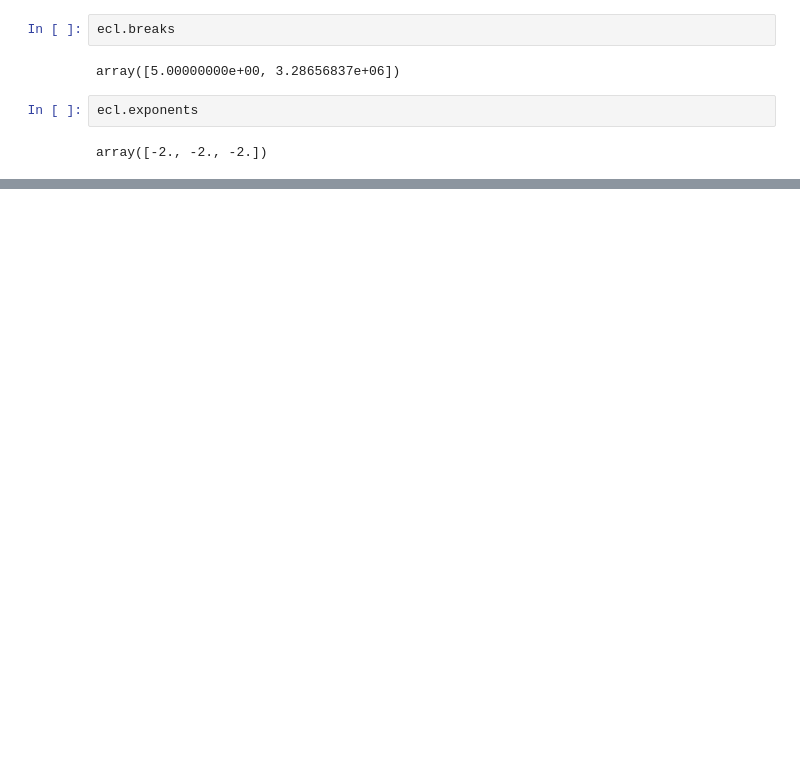
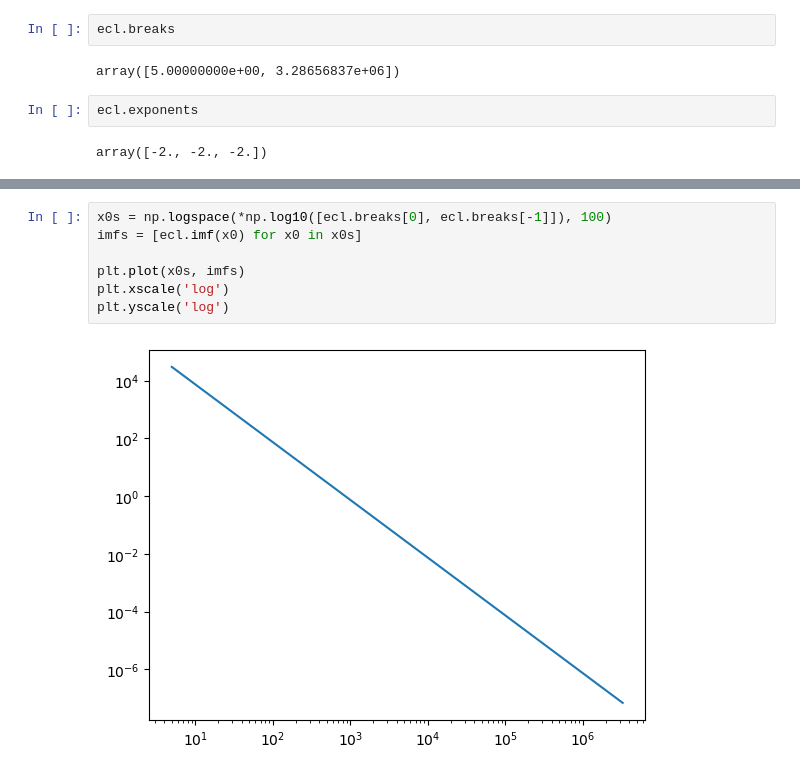
Before and after one commit to lmdesa/BOSSA, a Jupyter notebook: notebooks/imf_testing.ipynb, the cells around one changed output, grey strips where cells are left out. Drawn from its saved outputs; the diff is of its cells as text; blank space fills up the shorter version.

```diff
--- a/notebooks/imf_testing.ipynb
+++ b/notebooks/imf_testing.ipynb
@@ -100,0 +117,9 @@ array([746496.13624834, 746496.13624834,      0.        ])
+# %%
+x0s = np.logspace(*np.log10([ecl.breaks[0], ecl.breaks[-1]]), 100)
+imfs = [ecl.imf(x0) for x0 in x0s]
+
+plt.plot(x0s, imfs)
+plt.xscale('log')
+plt.yscale('log')
+# %% [output]
+[figure, added]
```
Also changed, not shown: parts of 28 cells of this notebook, 1 other file.
